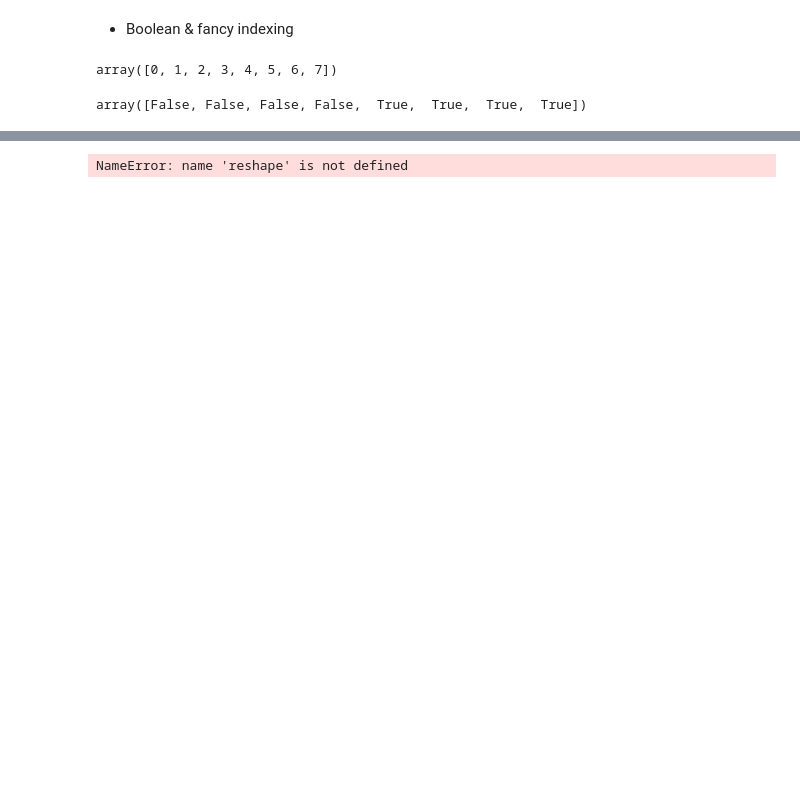
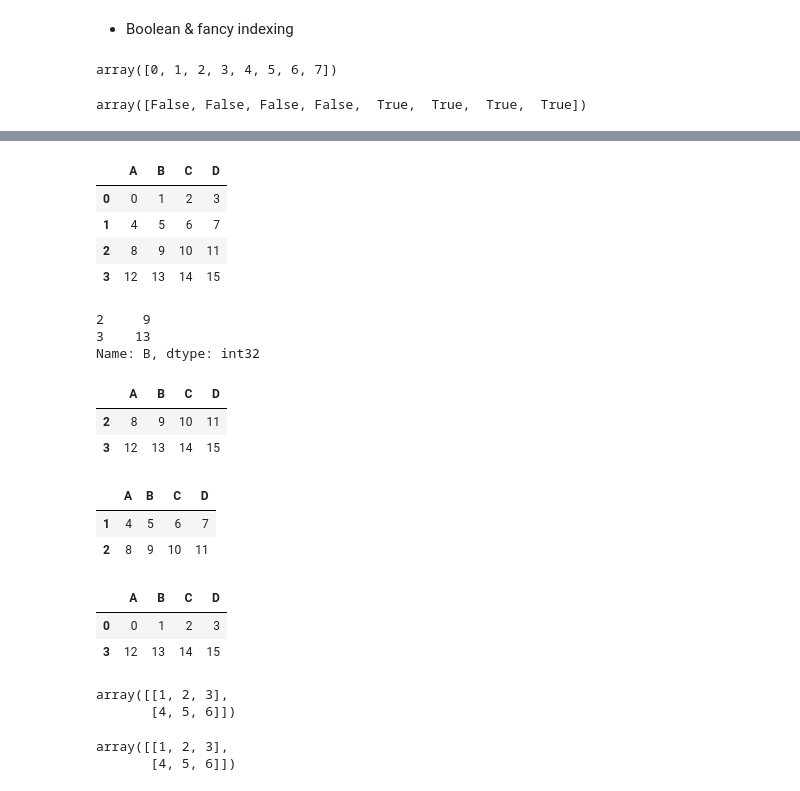
Before and after one commit to ahhahyun/MachineLearning-2021-12, a Jupyter notebook: 00. 데이터 분석/01. Numpy.ipynb, the cells around one changed output, grey strips where cells are left out. Drawn from its saved outputs; the diff is of its cells as text; code cells hidden in the pictures; blank space fills up the shorter version.

```diff
--- a/00. 데이터 분석/01. Numpy.ipynb
+++ b/00. 데이터 분석/01. Numpy.ipynb
@@ -232,5 +279,46 @@ array([4, 5, 6, 7])
 # %%
 import pandas as pd
-df = pd.DataFrame(np.arange(16),reshape(4,4), columns=list('ABCD'))
+df = pd.DataFrame(np.arange(16).reshape(4,4), columns=list('ABCD'))
+df
 # %% [output]
-NameError: name 'reshape' is not defined
+|  | A | B | C | D |
+| 0 | 0 | 1 | 2 | 3 |
+| 1 | 4 | 5 | 6 | 7 |
+| 2 | 8 | 9 | 10 | 11 |
+| 3 | 12 | 13 | 14 | 15 |
+# %%
+df.B[df.B > 8]
+# %% [output]
+2     9
+3    13
+Name: B, dtype: int32
+# %%
+df[df.B > 8]
+# %% [output]
+|  | A | B | C | D |
+| 2 | 8 | 9 | 10 | 11 |
+| 3 | 12 | 13 | 14 | 15 |
+# %%
+df[(df.B > 4) & (df.B < 10)]        # and
+# %% [output]
+|  | A | B | C | D |
+| 1 | 4 | 5 | 6 | 7 |
+| 2 | 8 | 9 | 10 | 11 |
+# %%
+df[(df.B < 4) | (df.B > 10)]        # or
+# %% [output]
+|  | A | B | C | D |
+| 0 | 0 | 1 | 2 | 3 |
+| 3 | 12 | 13 | 14 | 15 |
+# %%
+# Fancy index
+a
+# %% [output]
+array([[1, 2, 3],
+       [4, 5, 6]])
+# %%
+# Fancy index
+a
+# %% [output]
+array([[1, 2, 3],
+       [4, 5, 6]])
```
Also changed, not shown: parts of 21 cells of this notebook.
